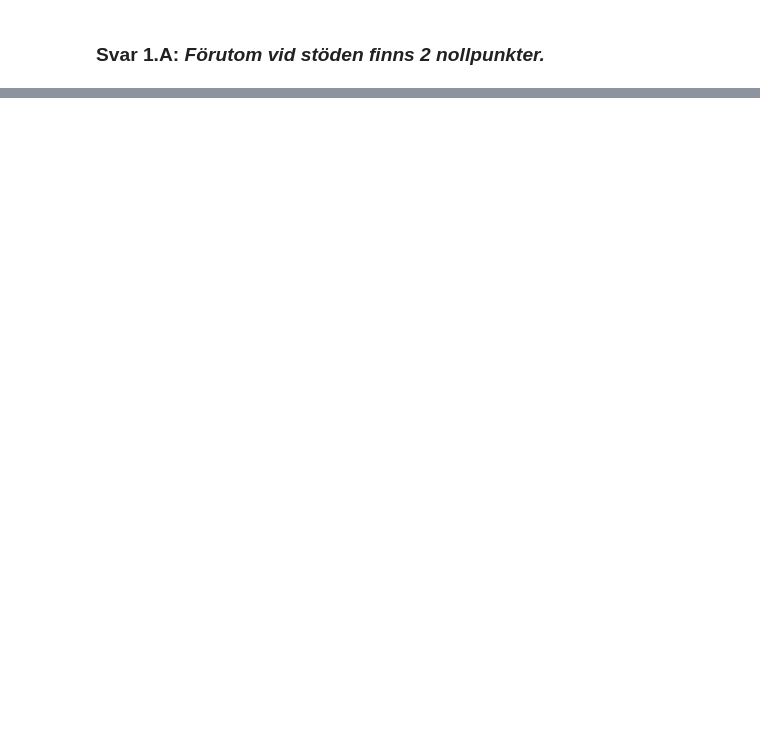
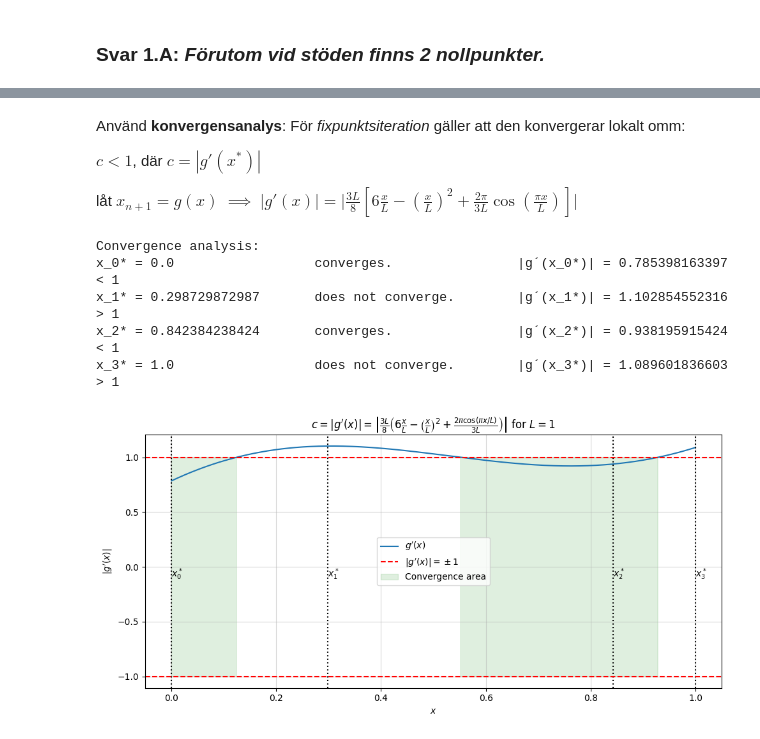
Before and after one commit to ericend/Numerical-Methods, a Jupyter notebook: LAB 1/Task1.ipynb, the cells around one changed output, grey strips where cells are left out. Cells and saved outputs as stored; diff of their text form; code cells hidden in the pictures; blank space fills up the shorter version.

```diff
--- a/LAB 1/Task1.ipynb
+++ b/LAB 1/Task1.ipynb
@@ -25,0 +56,73 @@ Text(0.5, 1.0, 'Bend Function')
+# %% [markdown]
+Använd **konvergensanalys**:
+För *fixpunktsiteration* gäller att den konvergerar lokalt omm:
+
+$c < 1$, där $c = |g'(x^*)|$
+
+låt $x_{n+1} = g(x)$ $\implies$
+$ \left| g'(x) \right|
+  = \Biggl| \frac{3L}{8}\left[ 6\frac{x}{L}
+    - \left(\frac{x}{L}\right)^{2}
+    + \frac{2 \pi}{3 L}\cos\!\left(\frac{\pi x}{L}\right)
+    \right] \Biggr|
+$
+# %%
+import numpy as np
+import matplotlib.pyplot as plt
+
+
+def g_prim(x: np.ndarray, L: float = 1) -> np.ndarray:
+    from numpy import pi
+    return (3 * L / 8) * (
+        6 * x / L
+        - (x / L) ** 2
+        + (2 * pi * np.cos(pi * x / L)) / (3 * L)
+    )
+
+
+L: int = 1
+x: np.ndarray = np.linspace(0, 1, 100000)
+y: np.ndarray = abs(g_prim(x, L))
+
+plt.figure(figsize=(10, 5))
+plt.plot(x, y, label=r"$g'(x)$")
+
+i:int = 0
+print('Convergence analysis:')
+for val in zeroes:
+    c: np.ndarray = abs(g_prim(val, L)).round(12)
+    plt.axvline(zeroes[i], color='black', linestyle='dotted')
+    plt.annotate(
+        fr"$x_{{{i}}}^*$",
+        xy=(val, 0),
+        xytext=(0, 0),
+        textcoords="offset points",
+        ha="left",
+        va="top"
+    )
+    if c < 1:
+        print(f'x_{i}* = {val:<20} converges. {'':<15}|g´(x_{i}*)| = {c} < 1')
+    else:
+        print(f'x_{i}* = {val:<20} does not converge. {'':<6} |g´(x_{i}*)| = {c} > 1')
+
+    i += 1
+
+plt.axhline(1, color="r", linestyle="dashed", label=r"$|g'(x)| = \pm 1$")
+plt.axhline(-1, color="r", linestyle="dashed")
+plt.fill_between(x, -1, 1, where=(y<1) , color='g', alpha=0.125, label = "Convergence area") #type: ignore
+
+plt.xlabel(r"$x$")
+plt.ylabel(r"$|g'(x)|$")
+plt.title(r"$c = |g'(x)| = \left| \frac{3L}{8} \left( 6\frac{x}{L} - \left(\frac{x}{L}\right)^2 + \frac{2\pi \cos(\pi x / L)}{3L} \right) \right|$ for $L=1$")
+
+plt.grid(True, alpha = 0.5)
+plt.tight_layout()
+plt.legend()
+plt.show()
+# %% [output]
+Convergence analysis:
+x_0* = 0.0                  converges.                |g´(x_0*)| = 0.785398163397 < 1
+x_1* = 0.298729872987       does not converge.        |g´(x_1*)| = 1.102854552316 > 1
+x_2* = 0.842384238424       converges.                |g´(x_2*)| = 0.938195915424 < 1
+x_3* = 1.0                  does not converge.        |g´(x_3*)| = 1.089601836603 > 1
+[figure, added]
```
Also changed, not shown: parts of 9 cells of this notebook.
